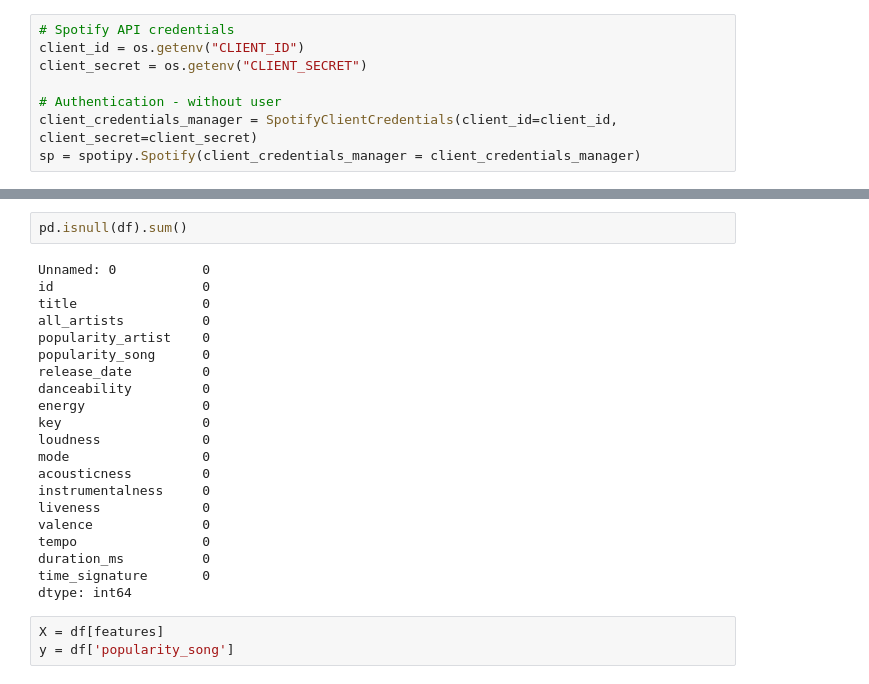
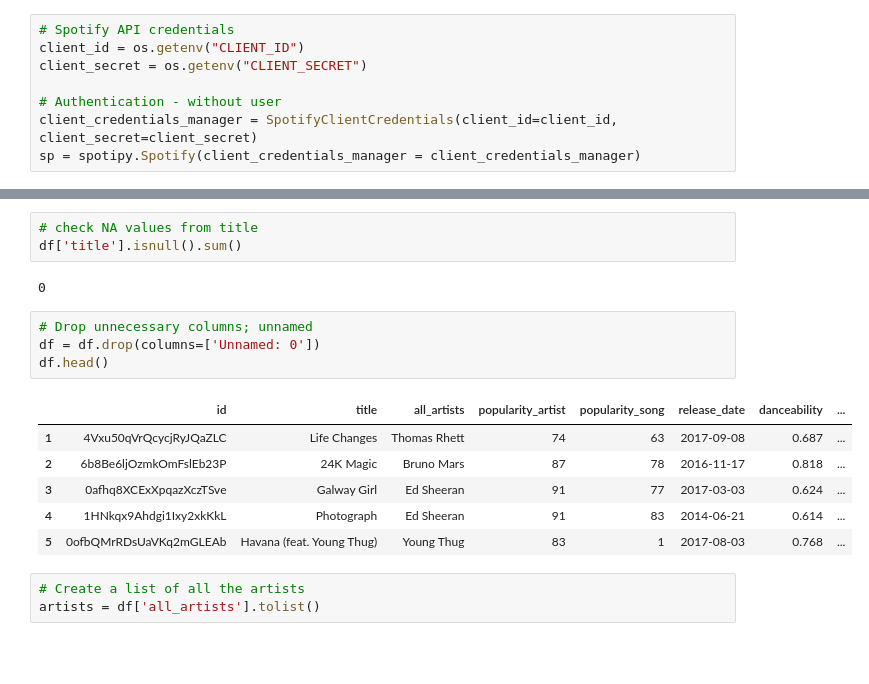
Before and after one commit to aaargyrou/Spotify-hit-predictor, a Jupyter notebook: Models/Logistic_regression.ipynb, the cells around one changed output, grey strips where cells are left out. Cells and saved outputs as stored; diff of their text form; blank space fills up the shorter version.

```diff
--- a/Models/Logistic_regression.ipynb
+++ b/Models/Logistic_regression.ipynb
@@ -99,26 +66,19 @@ df.sort_values(by='popularity_song', ascending=False).head()
-# %%
-pd.isnull(df).sum()
-# %% [output]
-Unnamed: 0           0
-id                   0
-title                0
-all_artists          0
-popularity_artist    0
-popularity_song      0
-release_date         0
-danceability         0
-energy               0
-key                  0
-loudness             0
-mode                 0
-acousticness         0
-instrumentalness     0
-liveness             0
-valence              0
-tempo                0
-duration_ms          0
-time_signature       0
-dtype: int64
-# %%
-X = df[features]
-y = df['popularity_song']
+# %%
+# check NA values from title
+df['title'].isnull().sum()
+# %% [output]
+0
+# %%
+# Drop unnecessary columns; unnamed
+df = df.drop(columns=['Unnamed: 0'])
+df.head()
+# %% [output]
+|  | id | title | all_artists | popularity_artist | popularity_song | release_date | danceability | ... |
+| 1 | 4Vxu50qVrQcycjRyJQaZLC | Life Changes | Thomas Rhett | 74 | 63 | 2017-09-08 | 0.687 | ... |
+| 2 | 6b8Be6ljOzmkOmFslEb23P | 24K Magic | Bruno Mars | 87 | 78 | 2016-11-17 | 0.818 | ... |
+| 3 | 0afhq8XCExXpqazXczTSve | Galway Girl | Ed Sheeran | 91 | 77 | 2017-03-03 | 0.624 | ... |
+| 4 | 1HNkqx9Ahdgi1Ixy2xkKkL | Photograph | Ed Sheeran | 91 | 83 | 2014-06-21 | 0.614 | ... |
+| 5 | 0ofbQMrRDsUaVKq2mGLEAb | Havana (feat. Young Thug) | Young Thug | 83 | 1 | 2017-08-03 | 0.768 | ... |
+# %%
+# Create a list of all the artists
+artists = df['all_artists'].tolist()
```
Also changed, not shown: parts of 23 cells of this notebook, 1 other file.
